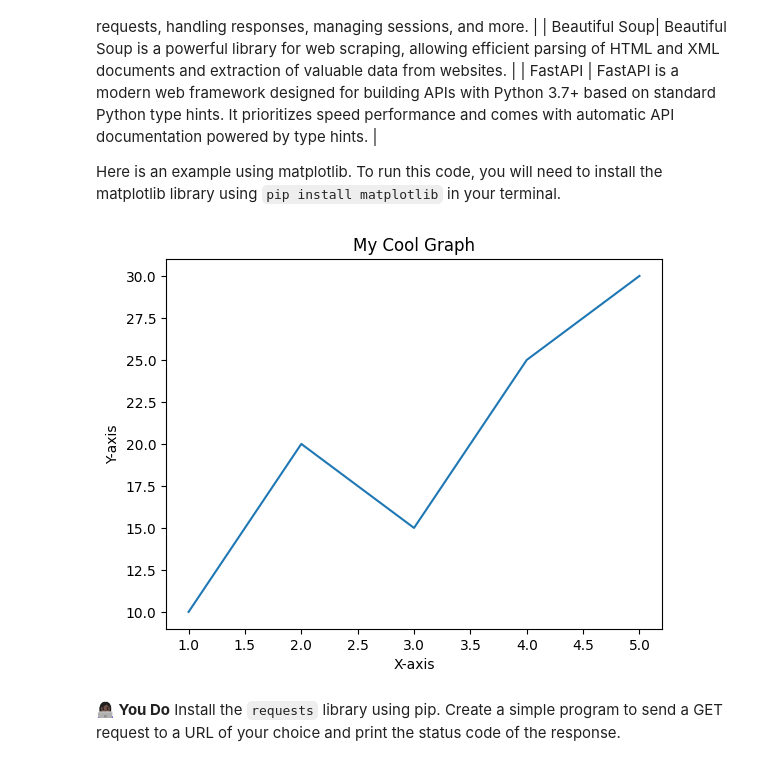
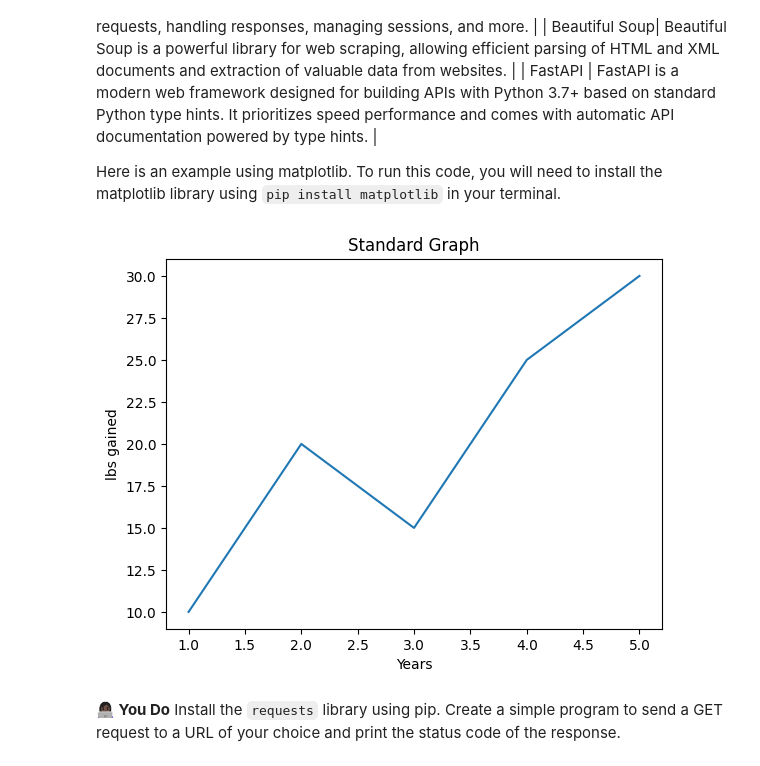
Before and after one commit to SaintClever/Nebula-Academy, a Jupyter notebook: 1-Introduction-To-Python-Programming/08-Functions-and-Modules/Lesson/Functions-and-Modules.ipynb, the cells around one changed output. Cells and saved outputs as stored; diff of their text form; code cells hidden in the pictures.

```diff
--- a/1-Introduction-To-Python-Programming/08-Functions-and-Modules/Lesson/Functions-and-Modules.ipynb
+++ b/1-Introduction-To-Python-Programming/08-Functions-and-Modules/Lesson/Functions-and-Modules.ipynb
@@ -121,16 +156,16 @@ Here is an example using matplotlib. To run this code, you will need to install
 # %%
 import matplotlib.pyplot
 
 x = [1, 2, 3, 4, 5]
 y = [10, 20, 15, 25, 30]
 
 matplotlib.pyplot.plot(x, y)
-matplotlib.pyplot.xlabel('X-axis')
-matplotlib.pyplot.ylabel('Y-axis')
-matplotlib.pyplot.title('My Cool Graph')
+matplotlib.pyplot.xlabel('Years')
+matplotlib.pyplot.ylabel('lbs gained')
+matplotlib.pyplot.title('Standard Graph')
 matplotlib.pyplot.show()
 # %% [output]
-[figure, old version]
+[figure, new version]
 # %% [markdown]
 **👩🏿‍💻 You Do**
 Install the `requests` library using pip. Create a simple program to send a GET request to a URL of your choice and print the status code of the response.
```
Also changed, not shown: parts of 9 cells of this notebook, 2 other files.
